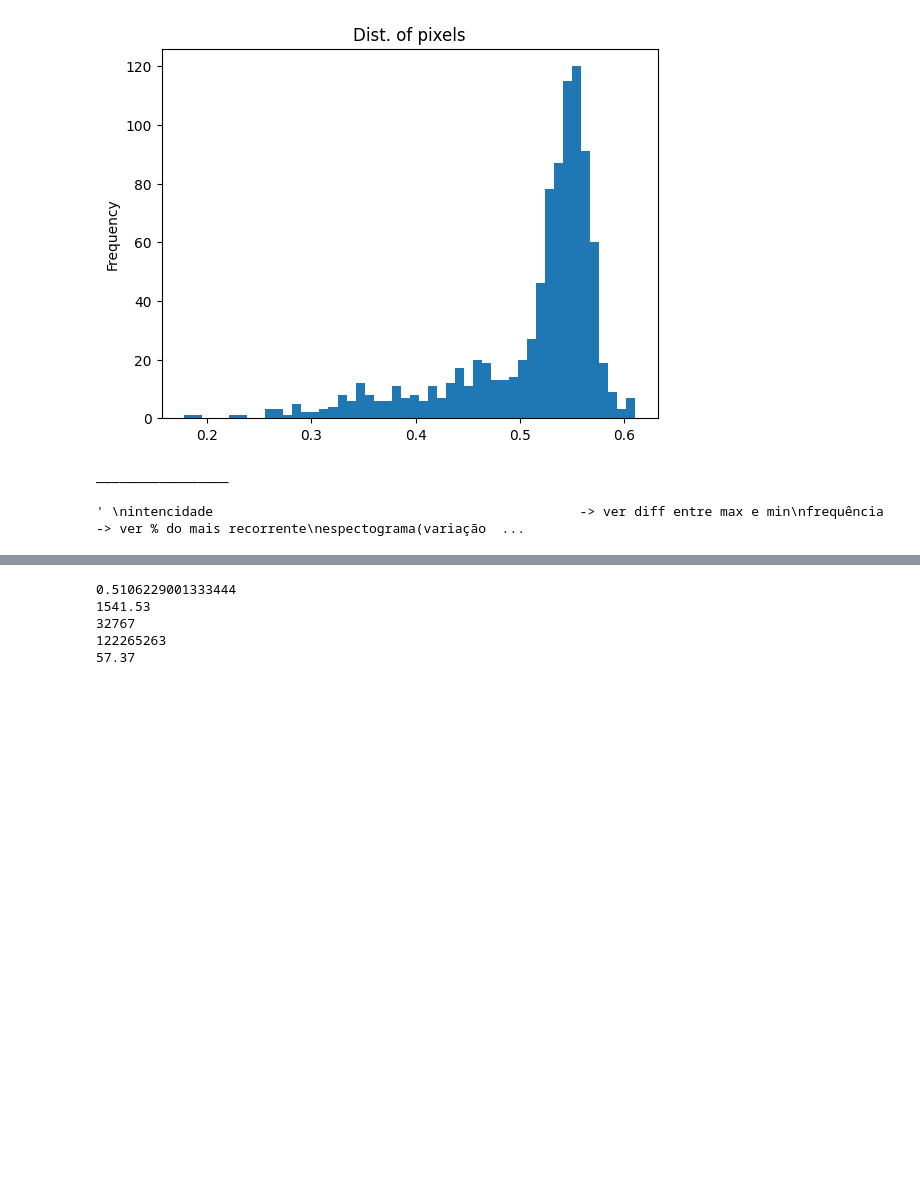
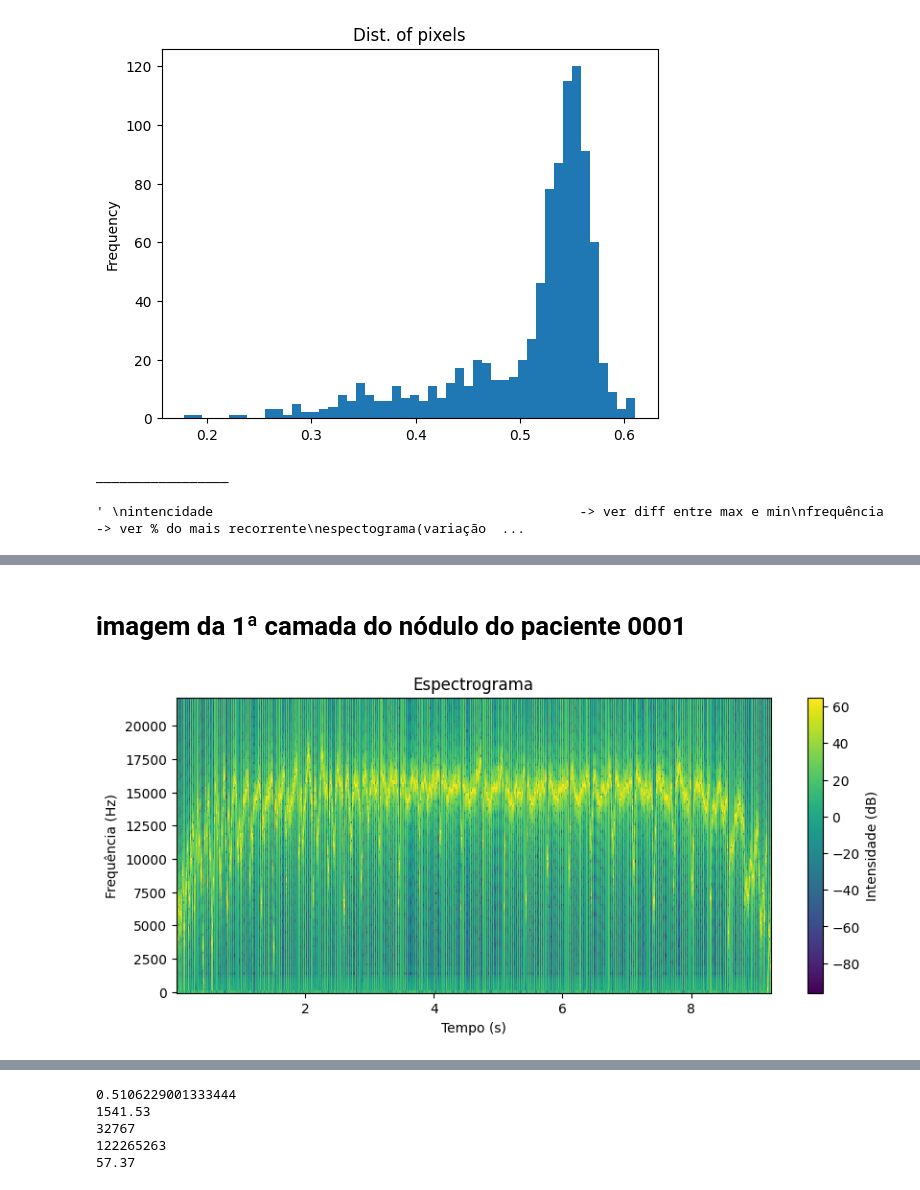
Before and after one commit to inesamorim/lung-cancer-classification, a Jupyter notebook: process_dicom.ipynb, the cells around one changed output, grey strips where cells are left out. Saved outputs shown, nothing was run; the diff lists cells and outputs as text; code cells hidden in the pictures; blank space fills up the shorter version.

```diff
--- a/process_dicom.ipynb
+++ b/process_dicom.ipynb
@@ -458,0 +495,13 @@ plt.show()
+# %% [markdown]
+# imagem da 1ª camada do nódulo do paciente 0001
+# %%
+frequencies, times, Sxx = spectrogram(iiad, sr)
+plt.figure(figsize=(10, 4))
+plt.pcolormesh(times, frequencies, 10 * np.log10(Sxx))
+plt.ylabel('Frequência (Hz)')
+plt.xlabel('Tempo (s)')
+plt.title('Espectrograma')
+plt.colorbar(label='Intensidade (dB)')
+plt.show()
+# %% [output]
+[figure, added]
```
Also changed, not shown: parts of 9 cells of this notebook, 2 other files.
